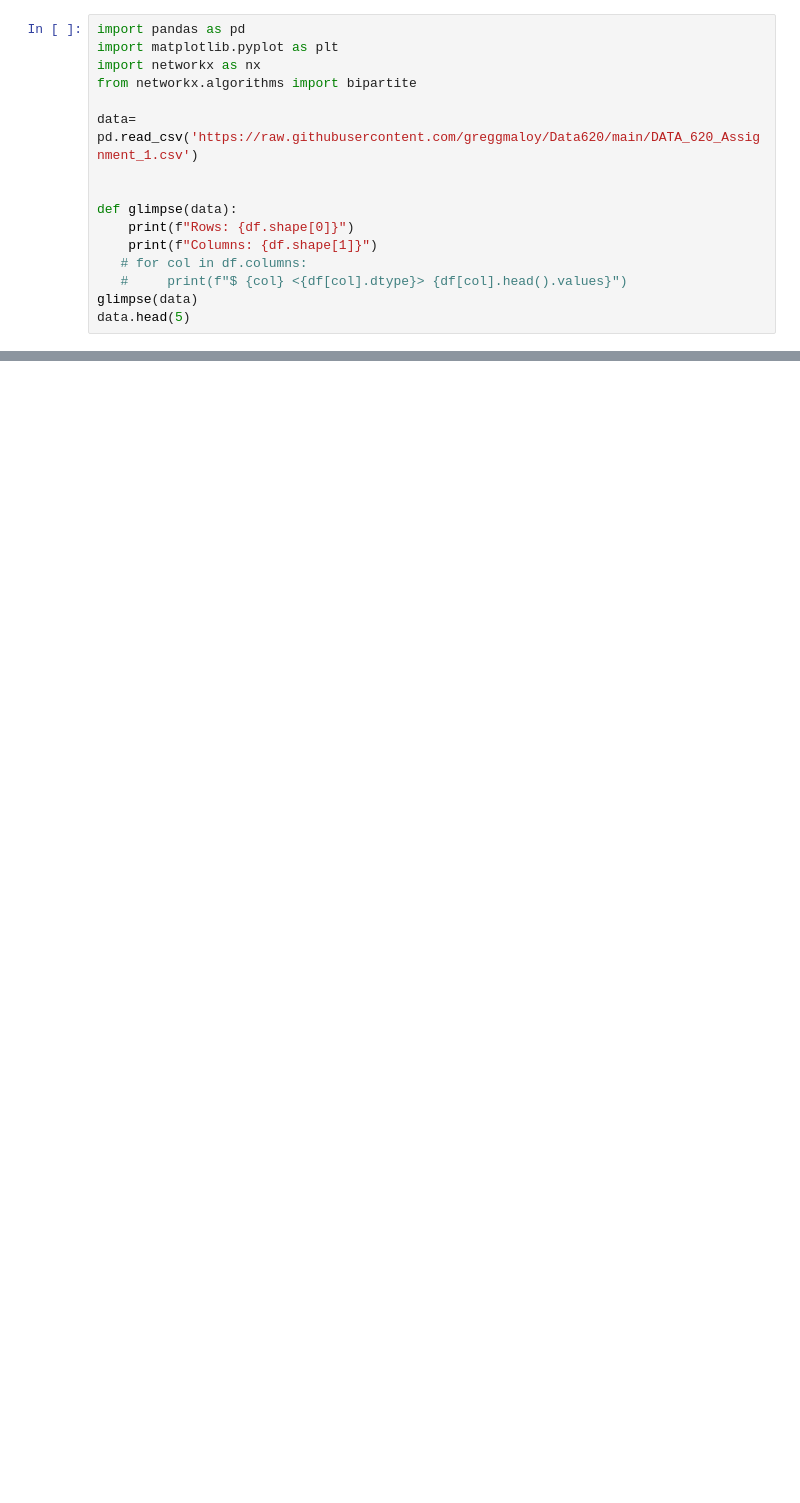
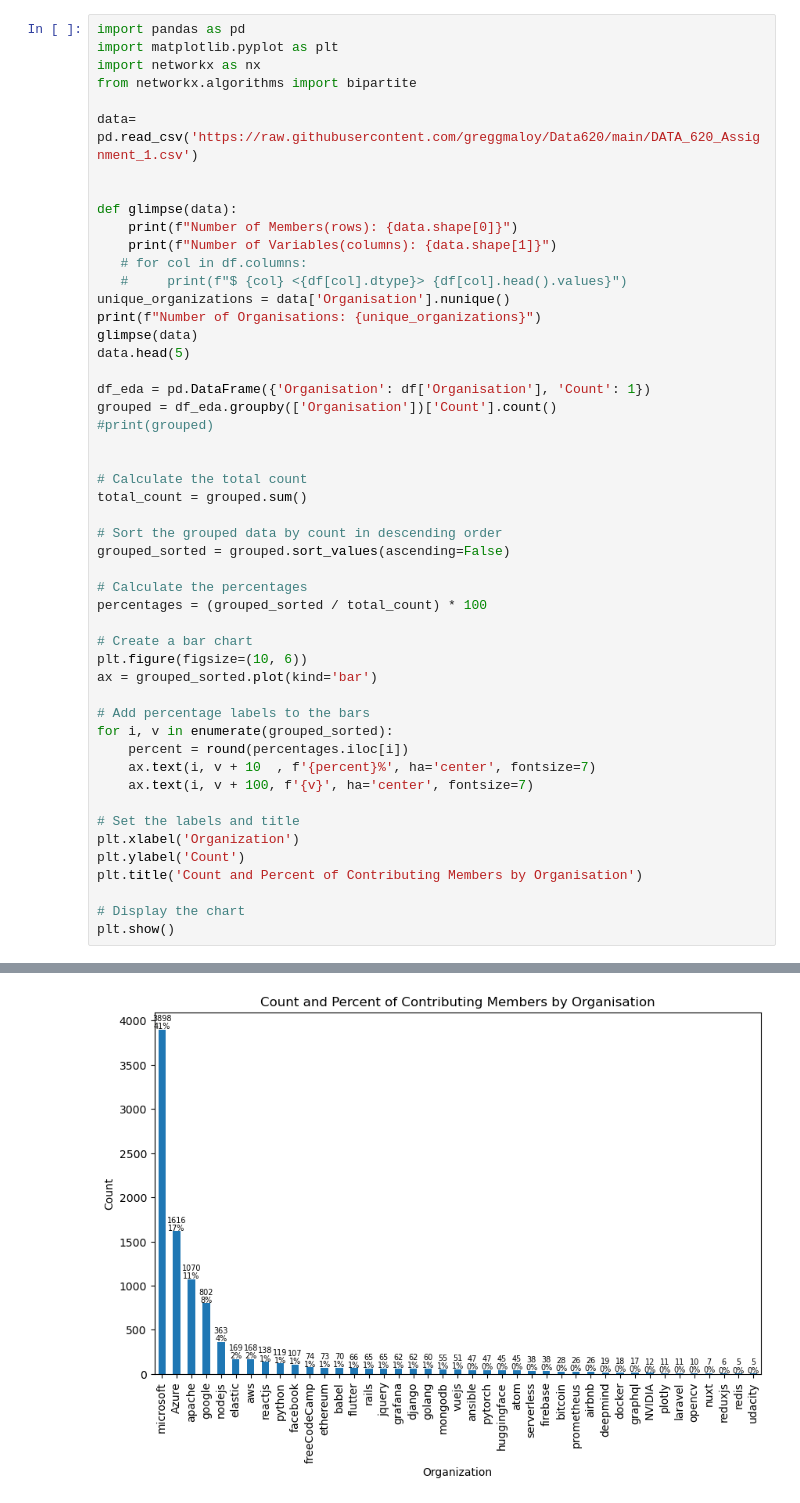
Before and after one commit to justinm0rgan/webanalytics, a Jupyter notebook: 20230614_project_2.ipynb, the cells around one changed output, grey strips where cells are left out. Cells and saved outputs as stored; diff of their text form; blank space fills up the shorter version.

```diff
--- a/20230614_project_2.ipynb
+++ b/20230614_project_2.ipynb
@@ -16,10 +18,44 @@ data= pd.read_csv('https://raw.githubusercontent.com/greggmaloy/Data620/main/DAT
 
 
 def glimpse(data):
-    print(f"Rows: {df.shape[0]}")
-    print(f"Columns: {df.shape[1]}")
+    print(f"Number of Members(rows): {data.shape[0]}")
+    print(f"Number of Variables(columns): {data.shape[1]}")
    # for col in df.columns:
    #     print(f"$ {col} <{df[col].dtype}> {df[col].head().values}")
+unique_organizations = data['Organisation'].nunique()
+print(f"Number of Organisations: {unique_organizations}")
 glimpse(data)
 data.head(5)
+
+df_eda = pd.DataFrame({'Organisation': df['Organisation'], 'Count': 1})
+grouped = df_eda.groupby(['Organisation'])['Count'].count()
+#print(grouped)
+
+
+# Calculate the total count
+total_count = grouped.sum()
+
+# Sort the grouped data by count in descending order
+grouped_sorted = grouped.sort_values(ascending=False)
+
+# Calculate the percentages
+percentages = (grouped_sorted / total_count) * 100
+
+# Create a bar chart
+plt.figure(figsize=(10, 6))
+ax = grouped_sorted.plot(kind='bar')
+
+# Add percentage labels to the bars
+for i, v in enumerate(grouped_sorted):
+    percent = round(percentages.iloc[i])
+    ax.text(i, v + 10  , f'{percent}%', ha='center', fontsize=7)
+    ax.text(i, v + 100, f'{v}', ha='center', fontsize=7)
+
+# Set the labels and title
+plt.xlabel('Organization')
+plt.ylabel('Count')
+plt.title('Count and Percent of Contributing Members by Organisation')
+
+# Display the chart
+plt.show()
 # %% [output]
@@ -33,0 +65 @@ Columns: 2
+[figure, added]
```
Also changed, not shown: parts of 24 cells of this notebook.
